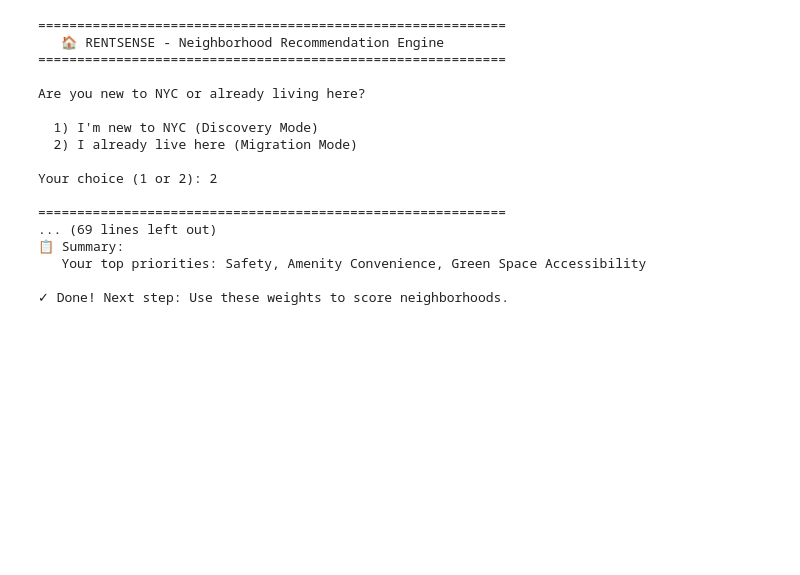
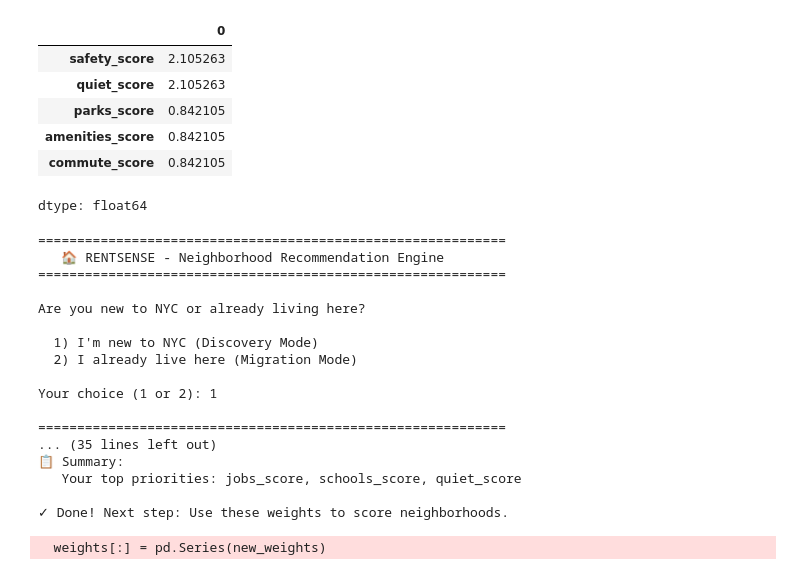
Before and after one commit to tmnin/RentSense, a Jupyter notebook: RentSense_Merge.ipynb, the cells around one changed output. Drawn from its saved outputs; the diff is of its cells as text; code cells hidden in the pictures; blank space fills up the shorter version.

```diff
--- a/RentSense_Merge.ipynb
+++ b/RentSense_Merge.ipynb
@@ -64,3 +76,13 @@ values.head()
+# %%
+weights.head()
+# %% [output]
+|  | 0 |
+| safety_score | 2.105263 |
+| quiet_score | 2.105263 |
+| parks_score | 0.842105 |
+| amenities_score | 0.842105 |
+| commute_score | 0.842105 |
+dtype: float64
 # %%
 """
 RENTSENSE - Question Engine v2
@@ -78,17 +100,6 @@ from google import genai
 # ============================================================
 
 API_KEY = "API_KEY"  # Replace with your key
-
-DIMENSIONS = [
-    "Commute Convenience",
-    "Safety",
-    "Noise",
-    "Amenity Convenience",
-    "Green Space Accessibility",
-    "Job Opportunities",
-    "Education Access",
-    "Political Leaning"
-]
 
 # ============================================================
 # GEMINI CLIENT
@@ -146,7 +157,7 @@ Analyze the input and categorize each dimension:
 2. AMBIGUOUS - User hinted at this but needs clarification
 3. MISSING - User didn't mention this at all
 
-Also extract any specific details (job location, budget mentioned, specific concerns, etc.)
+Also extract any specific details (job location, specific concerns, etc.)
 
 Respond in this exact JSON format:
 {{
@@ -161,7 +172,6 @@ Respond in this exact JSON format:
     "missing": ["dimension1", "dimension2", ...],
     "extracted_details": {{
         "job_location": "if mentioned",
-        "budget": "if mentioned",
         "specific_concerns": ["list of concerns"],
         "other": "any other relevant details"
     }}
@@ -352,7 +362,7 @@ def run_discovery_mode():
 
     # Get initial input
     print("\nTell me about yourself and what you're looking for.")
-    print("(Job location, concerns, lifestyle, budget, anything relevant)\n")
+    print("(Job location, concerns, lifestyle, anything relevant)\n")
     user_input = input("You: ")
 
     # Analyze input
@@ -502,14 +512,15 @@ def run_migration_mode():
 
 def show_results(engine):
     """Display final weights."""
-    weights = engine.get_weights()
+    new_weights = engine.get_weights()
+    weights[:] = pd.Series(new_weights)
 
     print(f"\n{'=' * 60}")
     print("YOUR PREFERENCE WEIGHTS (sum to 8)")
     print(f"{'=' * 60}\n")
 
     total = 0
-    for dimension, weight in weights.items():
+    for dimension, weight in new_weights.items():
         bar_length = int(weight * 5)
         bar = "█" * bar_length + "░" * (10 - bar_length)
         print(f"  {dimension:28s} {weight:.2f}  {bar}")
@@ -523,7 +534,7 @@ def show_results(engine):
 
     # Show what we learned
     print(f"\n📋 Summary:")
-    top_3 = list(weights.items())[:3]
+    top_3 = list(new_weights.items())[:3]
     print(f"   Your top priorities: {', '.join([d[0] for d in top_3])}")
 
 
@@ -558,11 +569,12 @@ Are you new to NYC or already living here?
   1) I'm new to NYC (Discovery Mode)
   2) I already live here (Migration Mode)
 
-Your choice (1 or 2): 2
+Your choice (1 or 2): 1
 
 ============================================================
-... (69 lines left out)
+... (35 lines left out)
 📋 Summary:
-   Your top priorities: Safety, Amenity Convenience, Green Space Accessibility
+   Your top priorities: jobs_score, schools_score, quiet_score
 
 ✓ Done! Next step: Use these weights to score neighborhoods.
+  weights[:] = pd.Series(new_weights)
```
Also changed, not shown: parts of 5 cells of this notebook.
